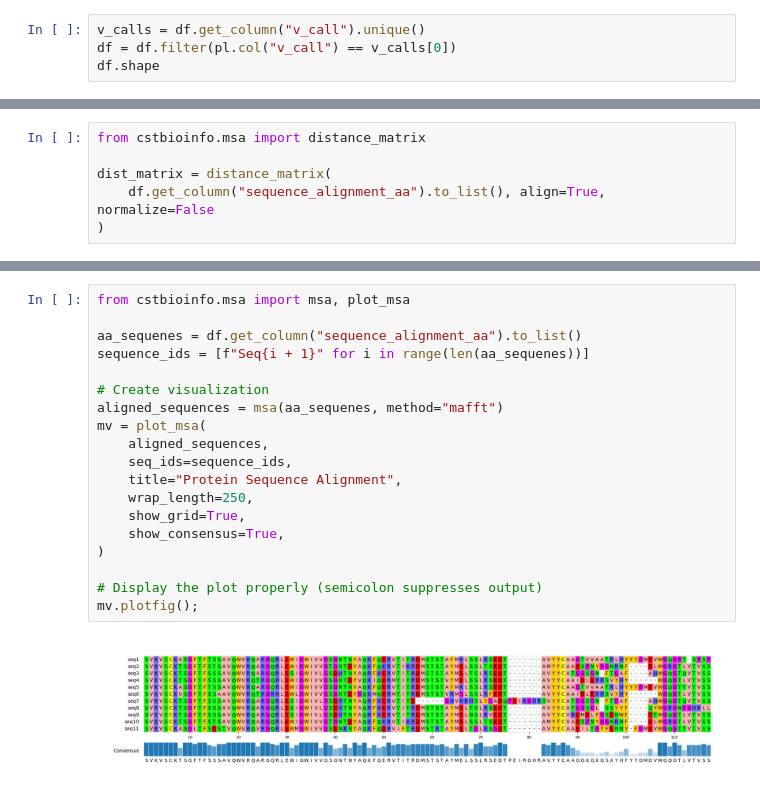
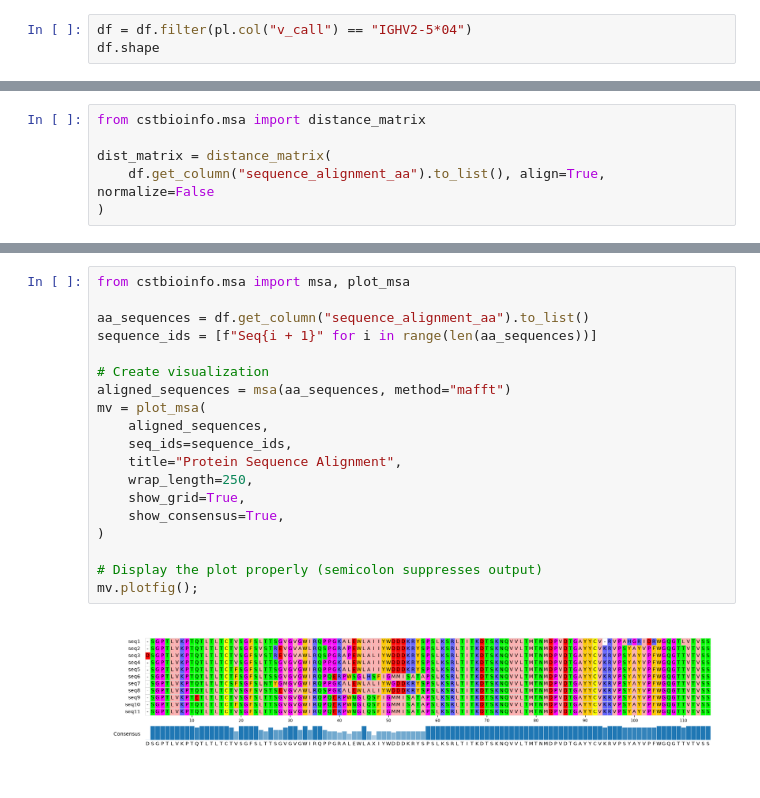
Before and after one commit to openpaul/customPythonBioinfotools, a Jupyter notebook: examples/MSA.ipynb, the cells around one changed output, grey strips where cells are left out. Saved outputs shown, nothing was run; the diff lists cells and outputs as text.

```diff
--- a/examples/MSA.ipynb
+++ b/examples/MSA.ipynb
@@ -9,6 +19,5 @@ df = get_oas(
 # %%
-v_calls = df.get_column("v_call").unique()
-df = df.filter(pl.col("v_call") == v_calls[0])
+df = df.filter(pl.col("v_call") == "IGHV2-5*04")
 df.shape
 # %% [output]
 (11, 112)
@@ -40,21 +49,21 @@ Estimated legend width: 7.5 mm
 # %%
 from cstbioinfo.msa import msa, plot_msa
 
-aa_sequenes = df.get_column("sequence_alignment_aa").to_list()
-sequence_ids = [f"Seq{i + 1}" for i in range(len(aa_sequenes))]
+aa_sequences = df.get_column("sequence_alignment_aa").to_list()
+sequence_ids = [f"Seq{i + 1}" for i in range(len(aa_sequences))]
 
 # Create visualization
-aligned_sequences = msa(aa_sequenes, method="mafft")
+aligned_sequences = msa(aa_sequences, method="mafft")
 mv = plot_msa(
     aligned_sequences,
     seq_ids=sequence_ids,
     title="Protein Sequence Alignment",
     wrap_length=250,
     show_grid=True,
     show_consensus=True,
 )
 
 # Display the plot properly (semicolon suppresses output)
 mv.plotfig();
 # %% [output]
-[figure, old version]
+[figure, new version]
```
Also changed, not shown: parts of 4 cells of this notebook, 7 other files.
